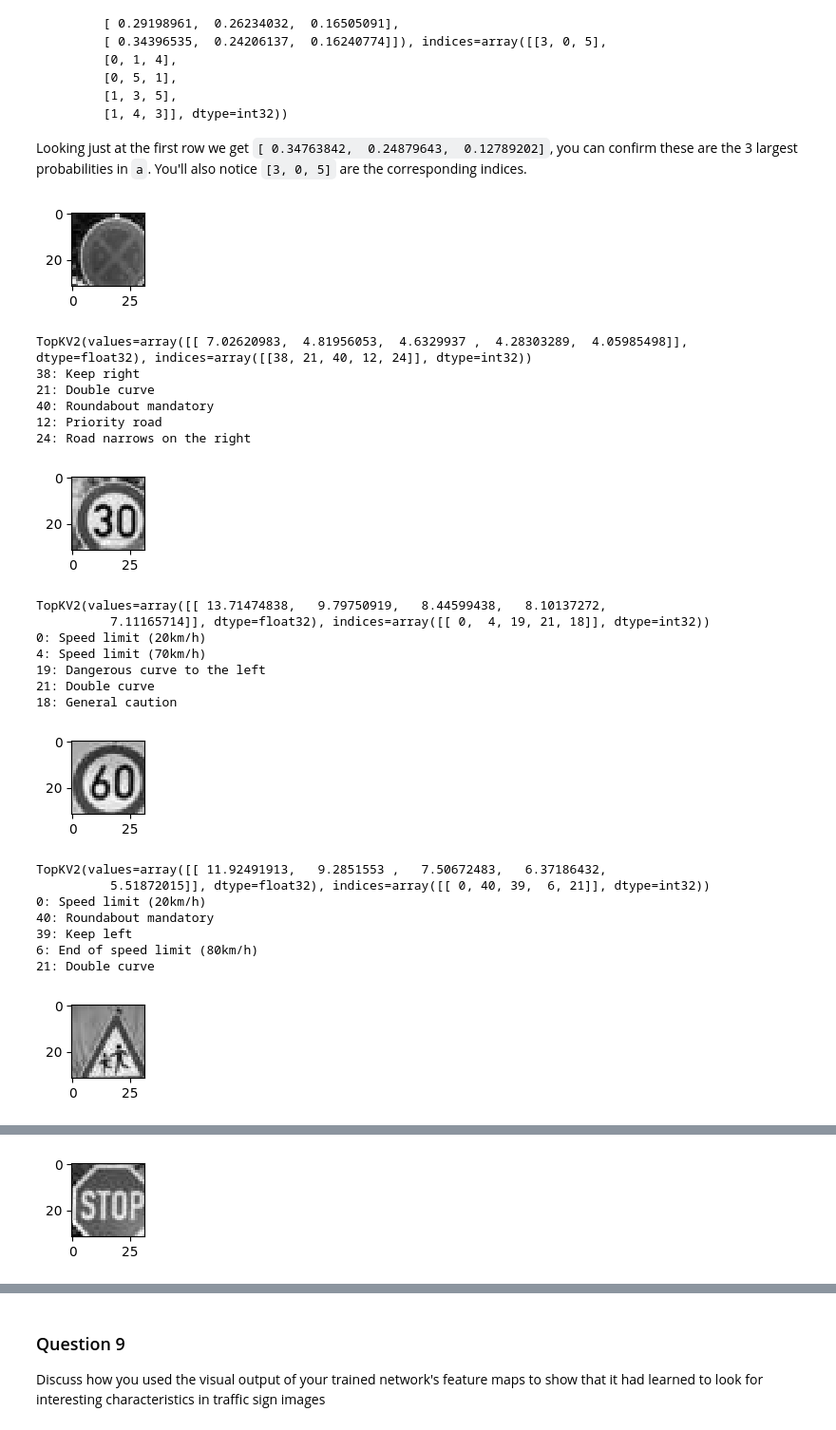
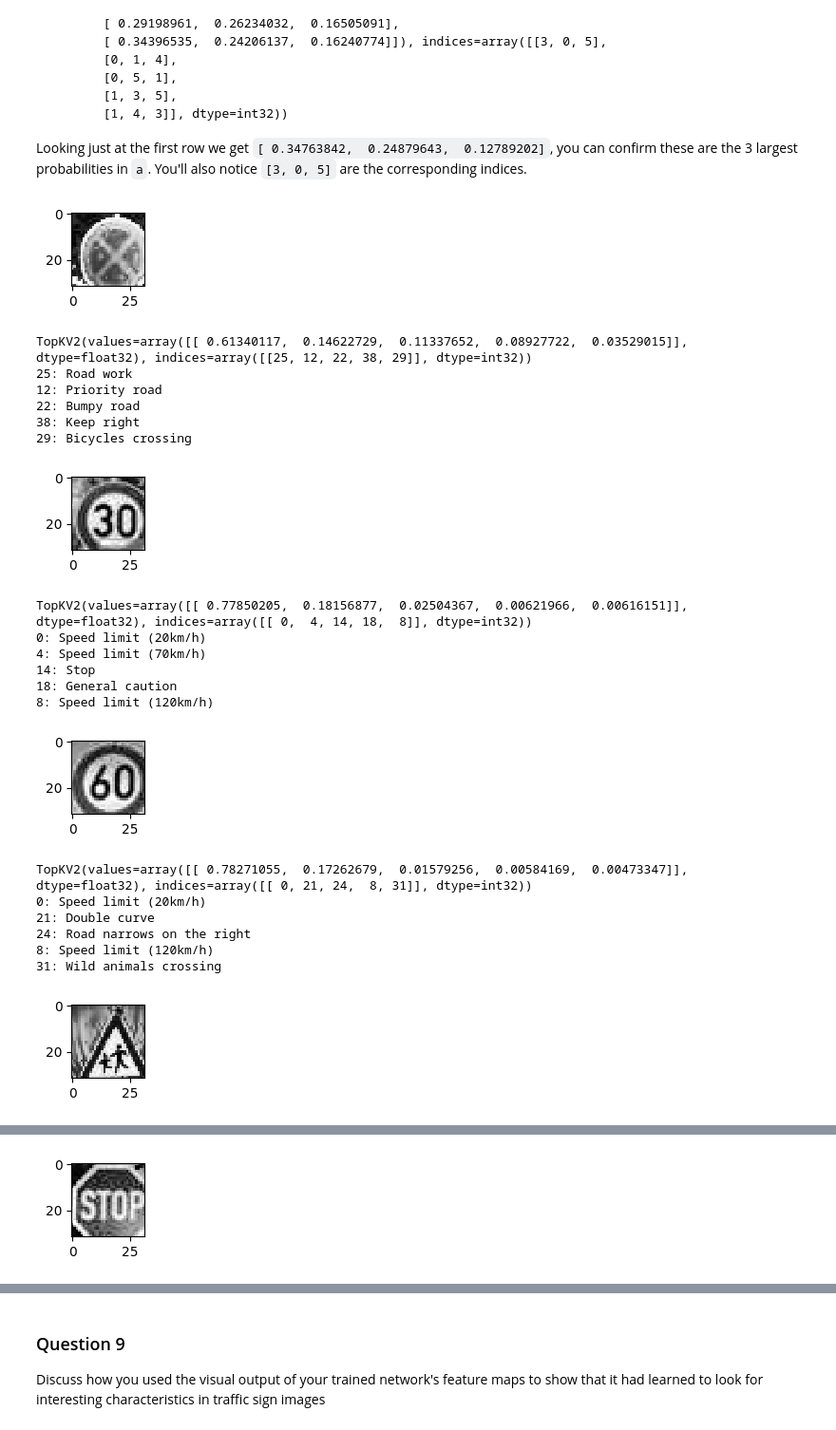
Before and after one commit to jmolsen/CarND-Traffic-Sign-Classifier-Project, a Jupyter notebook: Traffic_Sign_Classifier.ipynb, the cells around one changed output, grey strips where cells are left out. Shown at 95% size. Cells and saved outputs as stored; diff of their text form; code cells hidden in the pictures.

```diff
--- a/Traffic_Sign_Classifier.ipynb
+++ b/Traffic_Sign_Classifier.ipynb
@@ -287,10 +287,26 @@ def grayscale(image_data):
 
 if not is_data_grayscale:
     X_train = grayscale(X_train)
-    print("X_train grayscale shape:", X_train.shape)
     X_valid = grayscale(X_valid)
     X_test = grayscale(X_test)
     is_data_grayscale = True
+
+
+### Equalize histogram
+is_data_equalized = False
+
+def equalize_histogram(image_data):
+    for i in range(len(image_data)):
+        image_data[i,:,:,0] = cv2.equalizeHist(image_data[i,:,:,0].astype(np.uint8))
+        #print(equalized_image.shape)
+        #image_data[i,:,:,0]= equalized_image
+    return image_data
+
+if not is_data_equalized:
+    X_train = equalize_histogram(X_train)
+    X_valid = equalize_histogram(X_valid)
+    X_test = equalize_histogram(X_test)
+    is_data_equalized = True
 
 
 ### Normalize image data
@@ -310,6 +326,7 @@ if not is_data_normalized:
     X_test = normalize_grayscale(X_test)
     is_data_normalized = True
 
+
 normalized_image = X_train[index][:,:,0]
 plt.figure(figsize=(1,1))
 plt.imshow(normalized_image, cmap="gray")
@@ -380,14 +396,14 @@ def ConvNet(x):
 
     # Layer 1: Convolutional. Input = 32x32x1. Output = 28x28x9.
     layer1 = tf.nn.conv2d(x, weights['layer_1'], filter_strides, padding) + biases['layer_1']
-    layer1 = tf.nn.relu(layer1)
+    layer1 = tf.nn.elu(layer1)
     layer1 = tf.nn.dropout(layer1, convolutional_keep_prob)
     # Pooling. Input = 28x28x9. Output = 14x14x9.
     layer1 = tf.nn.max_pool(layer1, ksize, pooling_strides, padding)
 
     # Layer 2: Convolutional. Output = 10x10x24.
     layer2 = tf.nn.conv2d(layer1, weights['layer_2'], filter_strides, padding) + biases['layer_2']
-    layer2 = tf.nn.relu(layer2)
+    layer2 = tf.nn.elu(layer2)
     layer2 = tf.nn.dropout(layer2, convolutional_keep_prob)
     # Pooling. Input = 10x10x24. Output = 5x5x24.
     layer2 = tf.nn.max_pool(layer2, ksize, pooling_strides, padding)
@@ -397,12 +413,12 @@ def ConvNet(x):
 
     # Layer 3: Fully Connected. Input = 600. Output = 180.
     fully_connected1 = tf.add(tf.matmul(layer2_flat, weights['fully_connected_1']), biases['fully_connected_1'])
-    fully_connected1 = tf.nn.relu(fully_connected1)
+    fully_connected1 = tf.nn.elu(fully_connected1)
     fully_connected1 = tf.nn.dropout(fully_connected1, keep_prob)
 
     # Layer 4: Fully Connected. Input = 180. Output = 126.
     fully_connected2= tf.add(tf.matmul(fully_connected1, weights['fully_connected_2']), biases['fully_connected_2'])
-    fully_connected2 = tf.nn.relu(fully_connected2)
+    fully_connected2 = tf.nn.elu(fully_connected2)
     fully_connected2 = tf.nn.dropout(fully_connected2, keep_prob)
 
     # Layer 5: Fully Connected. Input = 126. Output = 43.
@@ -562,10 +601,6 @@ for img in list(web_img_array):
 ### Run the predictions here and use the model to output the prediction for each image.
 ### Make sure to pre-process the images with the same pre-processing pipeline used earlier.
 ### Feel free to use as many code cells as needed.
-def predict(img):
-    sess = tf.get_default_session()
-    sign_class = sess.run(logits, feed_dict={x: np.array([img]), keep_prob: 1.0, convolutional_keep_prob: 1.0})
-    return sign_class
 
 with tf.Session() as sess:
     saver.restore(sess, tf.train.latest_checkpoint('.'))
@@ -573,7 +608,7 @@ with tf.Session() as sess:
         plt.figure(figsize=(1,1))
         plt.imshow(img.squeeze(), cmap="gray")
         plt.show()
-        predicted_class = np.argmax(predict(img))
+        predicted_class = np.argmax(sess.run(logits, feed_dict={x: np.array([img]), keep_prob: 1.0, convolutional_keep_prob: 1.0}))
         predicted_class_label = class_labels[predicted_class]
         print("Predicted Sign Class={0}".format(predicted_class_label))
 # %% [output]
@@ -643,39 +678,44 @@ Looking just at the first row we get `[ 0.34763842,  0.24879643,  0.12789202]`,
 # %%
 ### Print out the top five softmax probabilities for the predictions on the German traffic sign images found on the web.
 ### Feel free to use as many code cells as needed.
+#import tensorflow as tf
+#x = tf.placeholder(tf.float32, (None, 32, 32, 1))
+#convolutional_keep_prob = tf.placeholder(tf.float32)
+#keep_prob = tf.placeholder(tf.float32)
+softmax = tf.nn.softmax(ConvNet(x))
+restore_saver = tf.train.Saver()
+
 with tf.Session() as sess:
-    saver.restore(sess, tf.train.latest_checkpoint('.'))
+    restore_saver.restore(sess, './traffic_sign_convnet')
     for img in list(web_img_array):
         plt.figure(figsize=(1,1))
         plt.imshow(img.squeeze(), cmap="gray")
         plt.show()
-        topk = sess.run(tf.nn.top_k(tf.constant(predict(img)), k=5))
+        topk = sess.run(tf.nn.top_k(tf.constant(sess.run(softmax, feed_dict={x: np.array([img]), keep_prob: 1.0, convolutional_keep_prob: 1.0})), k=5))
         topk_values, topk_indices = topk
         print(topk)
         for prob_class in topk_indices[0]:
             print(class_labels[prob_class])
 # %% [output]
-[figure, old version]
+[figure, new version]
-TopKV2(values=array([[ 7.02620983,  4.81956053,  4.6329937 ,  4.28303289,  4.05985498]], dtype=float32), indices=array([[38, 21, 40, 12, 24]], dtype=int32))
+TopKV2(values=array([[ 0.61340117,  0.14622729,  0.11337652,  0.08927722,  0.03529015]], dtype=float32), indices=array([[25, 12, 22, 38, 29]], dtype=int32))
+25: Road work
+12: Priority road
+22: Bumpy road
 38: Keep right
-21: Double curve
-40: Roundabout mandatory
-12: Priority road
-24: Road narrows on the right
+29: Bicycles crossing
 [figure]
-TopKV2(values=array([[ 13.71474838,   9.79750919,   8.44599438,   8.10137272,
-          7.11165714]], dtype=float32), indices=array([[ 0,  4, 19, 21, 18]], dtype=int32))
+TopKV2(values=array([[ 0.77850205,  0.18156877,  0.02504367,  0.00621966,  0.00616151]], dtype=float32), indices=array([[ 0,  4, 14, 18,  8]], dtype=int32))
 0: Speed limit (20km/h)
 4: Speed limit (70km/h)
-19: Dangerous curve to the left
-21: Double curve
+14: Stop
 18: General caution
+8: Speed limit (120km/h)
 [figure]
-TopKV2(values=array([[ 11.92491913,   9.2851553 ,   7.50672483,   6.37186432,
-          5.51872015]], dtype=float32), indices=array([[ 0, 40, 39,  6, 21]], dtype=int32))
+TopKV2(values=array([[ 0.78271055,  0.17262679,  0.01579256,  0.00584169,  0.00473347]], dtype=float32), indices=array([[ 0, 21, 24,  8, 31]], dtype=int32))
 0: Speed limit (20km/h)
-40: Roundabout mandatory
-39: Keep left
-6: End of speed limit (80km/h)
 21: Double curve
+24: Road narrows on the right
+8: Speed limit (120km/h)
+31: Wild animals crossing
-[figure, old version]
+[figure, new version]
@@ -689 +729 @@ TopKV2(values=array([[ 16.41698265,  15.53512573,  14.40849113,  13.88892269,
-[figure, old version]
+[figure, new version]
```
Also changed, not shown: parts of 8 cells of this notebook, 12 other files.
